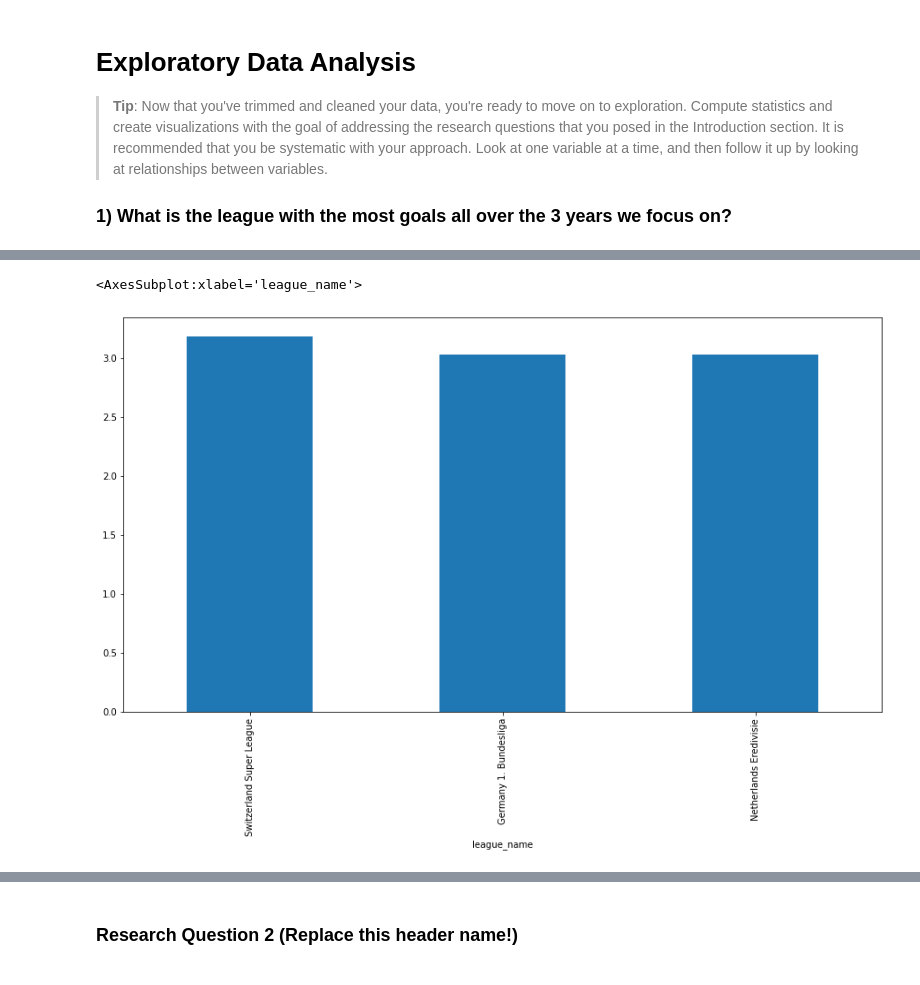
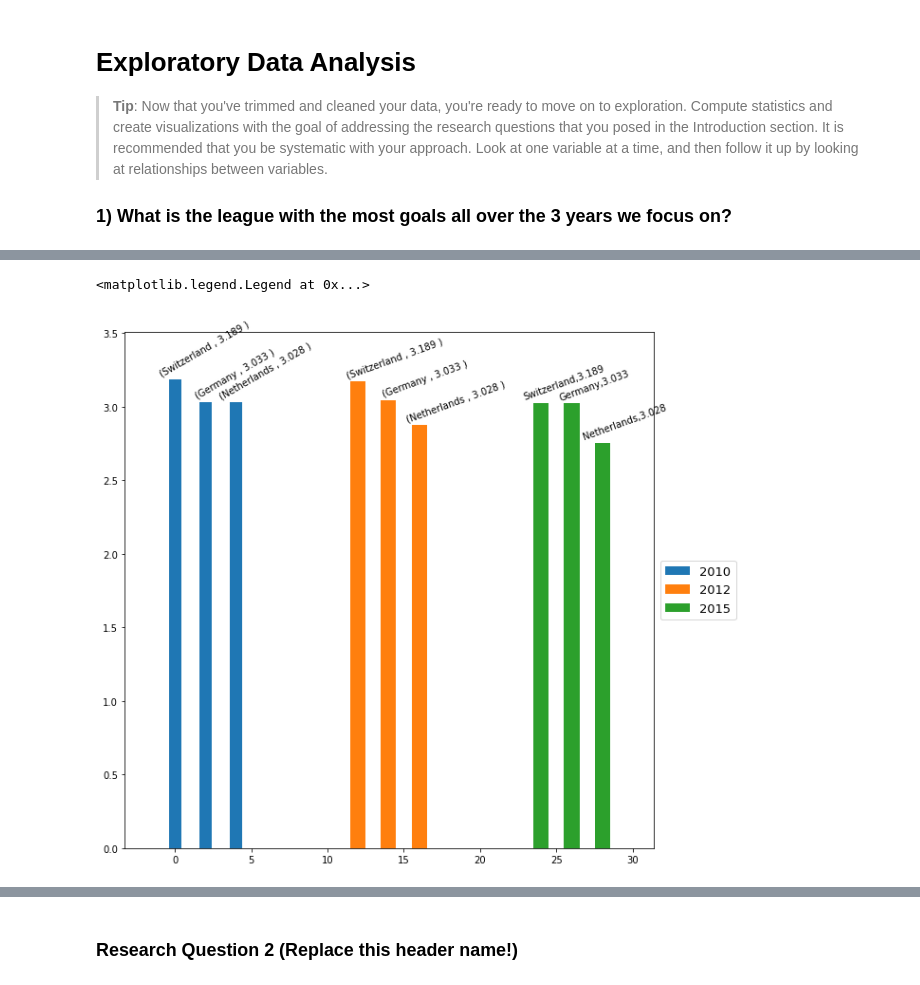
Before and after one commit to mo7amed7assan1911/European-Soccer-Data-Analysis, a Jupyter notebook: investigate-a-dataset-template.ipynb, the cells around one changed output, grey strips where cells are left out. Saved outputs shown, nothing was run; the diff lists cells and outputs as text; code cells hidden in the pictures.

Commit message:
finshing the question of most goals per leauge

```diff
--- a/investigate-a-dataset-template.ipynb
+++ b/investigate-a-dataset-template.ipynb
@@ -747,8 +877,0 @@ Match_League_Country.groupby(['Year', 'league_name']).mean()
-# %%
-goal_2012 = Match_League_Country.query('Year == 2012')
-propotions = goal_2012.groupby(['league_name']).mean()['Total_goals'].nlargest(3)
-# df_12 = pd.Series(data=propotions.values, index=propotions.index)
-# df.plot(kind='bar', figsize=(15, 8))
-# %% [output]
-<AxesSubplot:xlabel='league_name'>
-[figure, removed]
@@ -766,2 +878,37 @@ goal_10.plot.bar()
+# %%
+goal_10= Match_League_Country.query('Year == 2010')
+pro10 = goal_10.groupby(['league_name']).mean()['Total_goals'].nlargest(3)
+
+goal_12 = Match_League_Country.query('Year == 2012')
+pro12 = goal_12.groupby(['league_name']).mean()['Total_goals'].nlargest(3)
+
+goal_15 = Match_League_Country.query('Year == 2015')
+pro15 = goal_15.groupby(['league_name']).mean()['Total_goals'].nlargest(3)
+
+ind = np.arange(0, 6, 2)
+f, axs = plt.subplots(1, 1,figsize=(10,10))
+axs.margins(0.1)
+
+P10 = plt.bar(ind ,pro10.values,  width=0.8, align='center')
+
+
+P12 = plt.bar(ind + 12, pro12.values,  width=1, align='center')
+
+
+P15 = plt.bar(ind + 24, pro15.values,  width=1, align='center')
+
+for i in range(3):
+    plt.text(i * 2 + 2, pro10.values[i]+.01, '(' + pro10.index[i].split()[0] + ' , ' +str(round(pro10.values[i], 3)) + ' ) ', ha='center', va='bottom', rotation='30')
+
+for i in range(3):
+    plt.text(i * 2 + 14.5, pro12.values[i]+.01 , '(' + pro10.index[i].split()[0] + ' , ' + str(round(pro10.values[i], 3)) + ' ) ' , ha='center', va='bottom', rotation='20')
+
+for i in range(3):
+    plt.text(i * 2 + 25.5, pro15.values[i]+.01, pro10.index[i].split()[0] + ',' +str(round(pro10.values[i], 3)) , ha='center', va='bottom', rotation='20')
+
+plt.legend(['2010','2012','2015'], loc='center left', bbox_to_anchor=(1, 0.5), fontsize=13, prop={'size': 13})
+# %% [output]
+<matplotlib.legend.Legend at 0x...>
+[figure, added]
 # %%
 PlayerData.plot(kind='scatter', y='potential', x=['overall_rating'])
```
Also changed, not shown: parts of 25 cells of this notebook.
